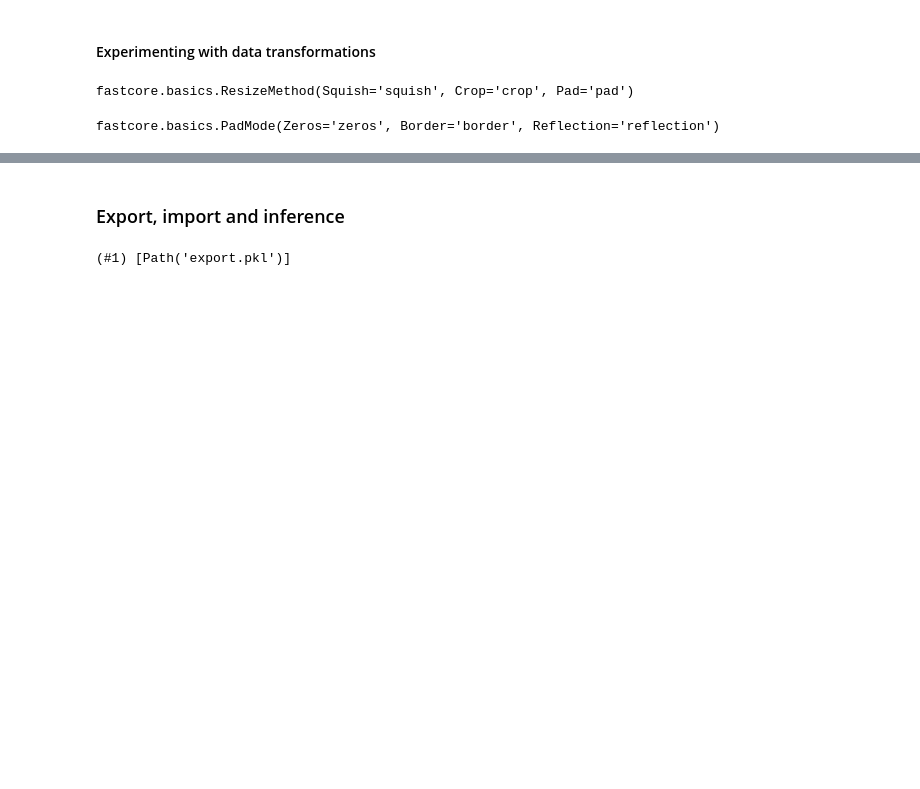
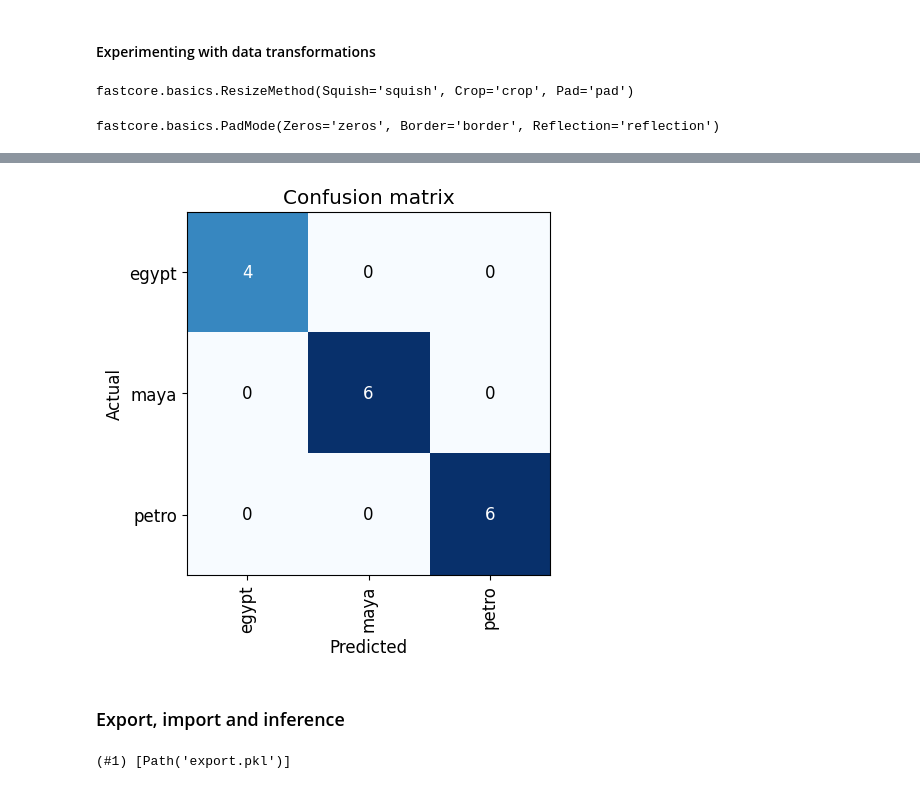
Before and after one commit to valitovrus/studying-dl, a Jupyter notebook: Maya/Maya.ipynb, the cells around one changed output, grey strips where cells are left out. Cells and saved outputs as stored; diff of their text form; code cells hidden in the pictures; blank space fills up the shorter version.

```diff
--- a/Maya/Maya.ipynb
+++ b/Maya/Maya.ipynb
@@ -177,3 +158,8 @@ learn.fine_tune(5)
+# %%
+interp = ClassificationInterpretation.from_learner(learn)
+interp.plot_confusion_matrix()
+# %% [output]
+[figure, added]
 # %% [markdown]
 ### Export, import and inference
 # %%
```
Also changed, not shown: parts of 9 cells of this notebook, 2 other files.
